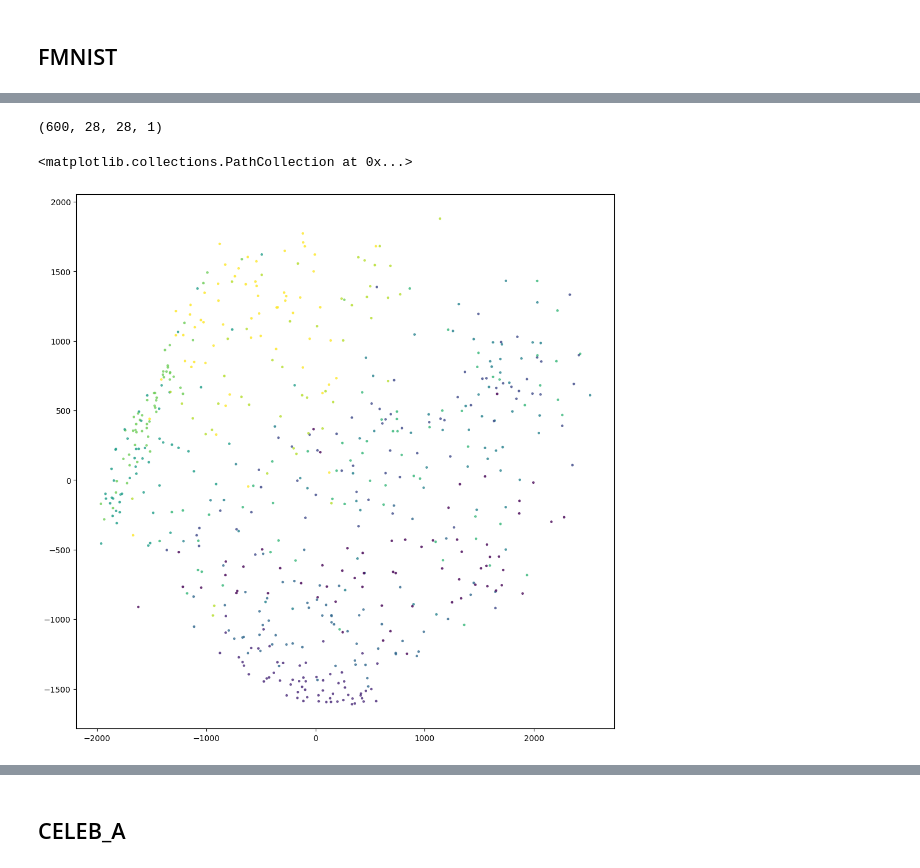
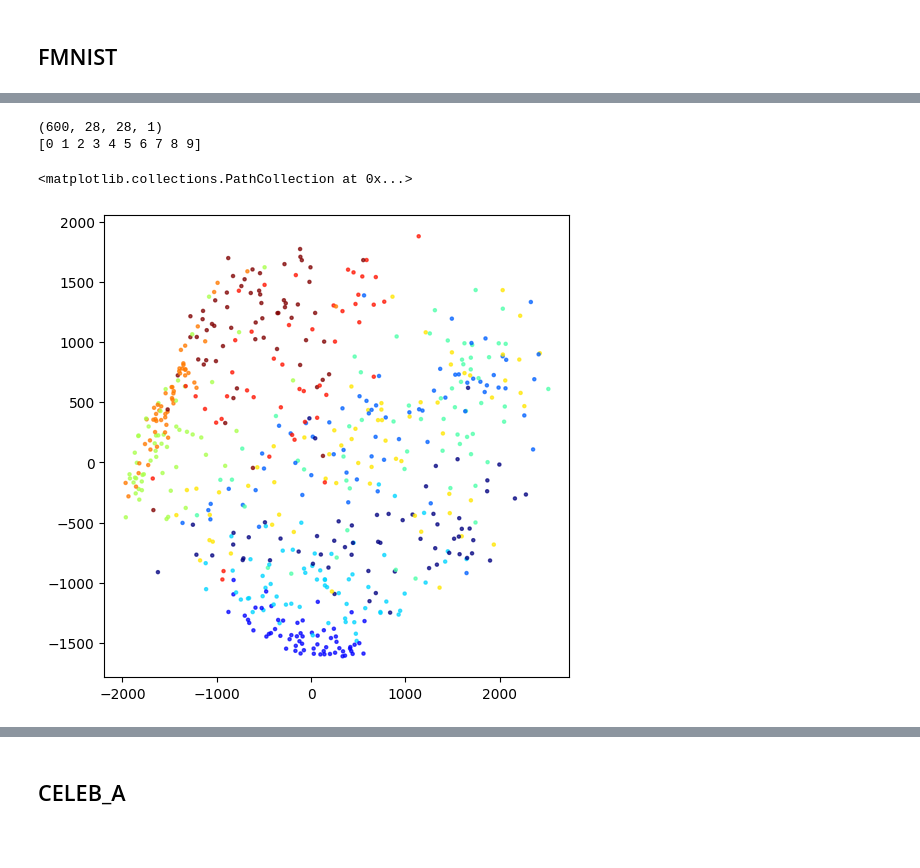
Before and after one commit to kaygun/2022-Fall-381E, a Jupyter notebook: lecture-07.ipynb, the cells around one changed output, grey strips where cells are left out. Saved outputs shown, nothing was run; the diff lists cells and outputs as text; code cells hidden in the pictures; blank space fills up the shorter version.

```diff
--- a/lecture-07.ipynb
+++ b/lecture-07.ipynb
@@ -189,16 +190,18 @@ for i in range(m):
 [figure]
 # %%
-xs.shape
+print(xs.shape)
+print(np.unique(ys))
 # %% [output]
 (600, 28, 28, 1)
+[0 1 2 3 4 5 6 7 8 9]
 # %%
 projector = PCA(n_components=2)
 points = projector.fit_transform(xs.reshape(600,28*28))
-plt.figure(figsize=(12,12))
-plt.scatter(points[:,0],points[:,1],s=5,alpha=0.7,c=ys)
+plt.figure(figsize=(6,6))
+plt.scatter(points[:,0],points[:,1],s=5,alpha=0.7,c=ys,cmap='jet')
 # %% [output]
 <matplotlib.collections.PathCollection at 0x...>
-[figure, old version]
+[figure, new version]
 # %%
 projector = LDA(n_components=2)
 points = projector.fit_transform(xs.reshape(600,28*28),ys)
```
Also changed, not shown: parts of 39 cells of this notebook.
